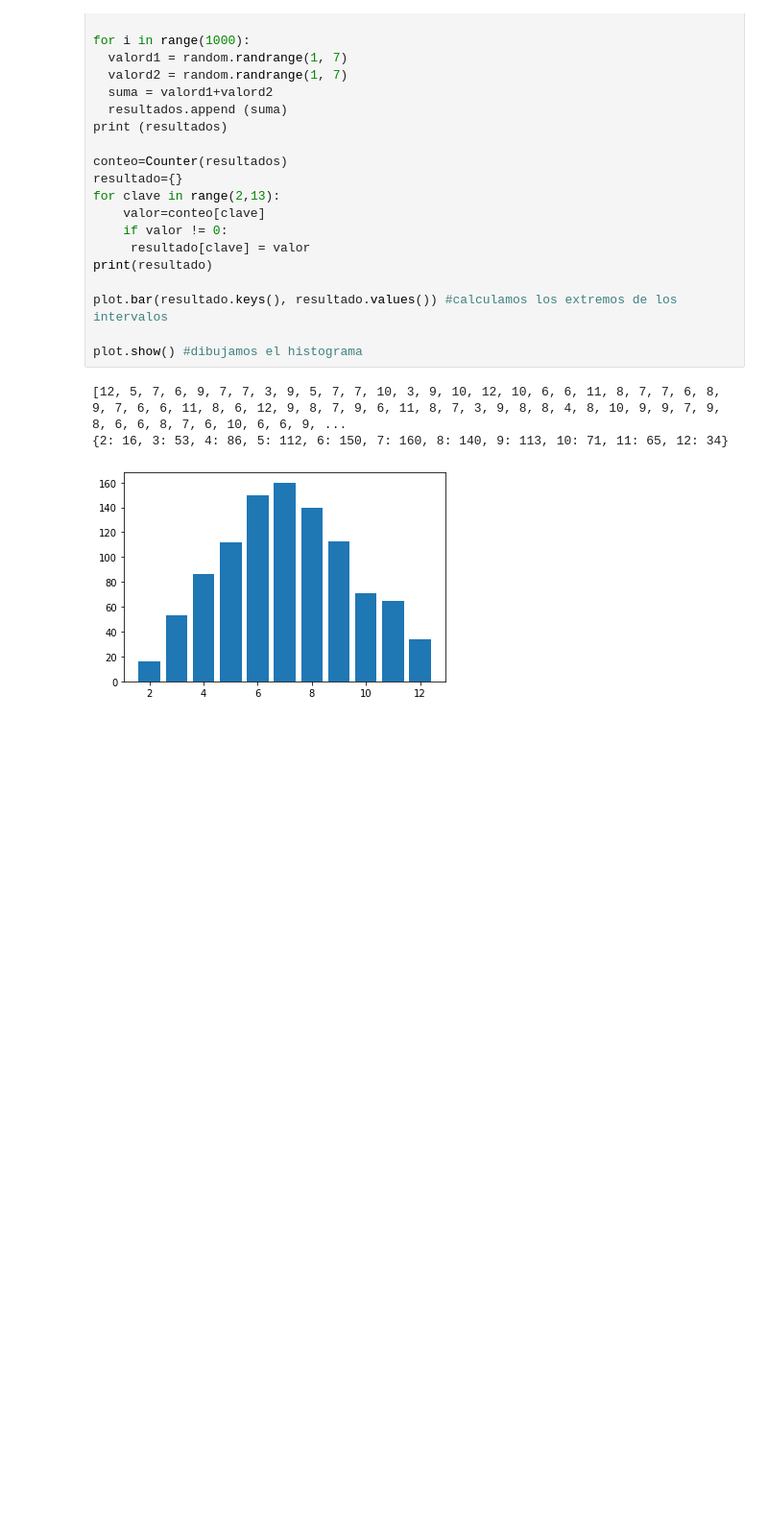
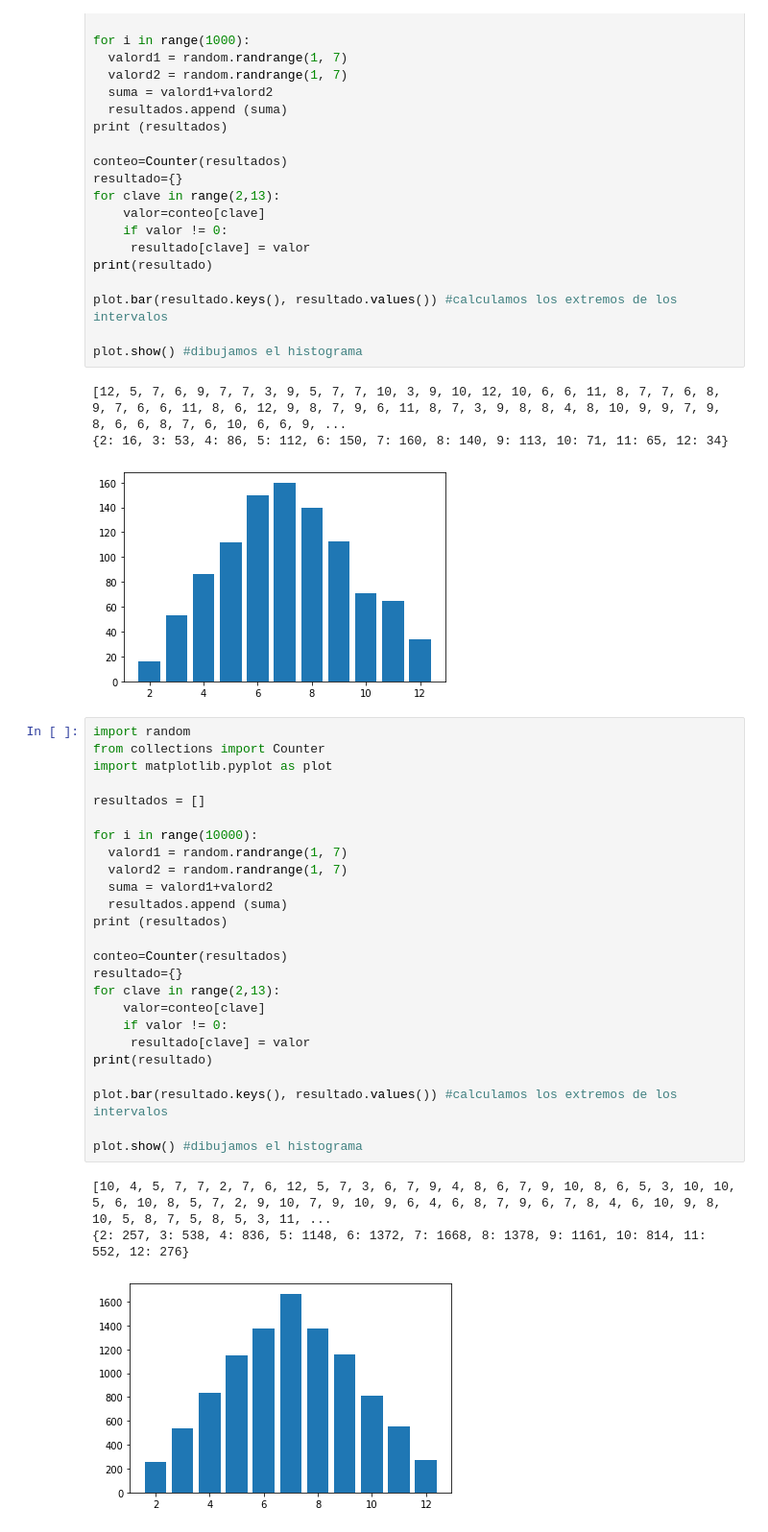
Before and after one commit to katerinbarrera21/Simulacion, a Jupyter notebook: TAREAS/TAREA1dados.ipynb, the cells around one changed output. Shown: that part at 96% size. Cells and saved outputs as stored; diff of their text form; blank space fills up the shorter version.

```diff
--- a/TAREAS/TAREA1dados.ipynb
+++ b/TAREAS/TAREA1dados.ipynb
@@ -87,3 +87,32 @@ plot.show() #dibujamos el histograma
 [12, 5, 7, 6, 9, 7, 7, 3, 9, 5, 7, 7, 10, 3, 9, 10, 12, 10, 6, 6, 11, 8, 7, 7, 6, 8, 9, 7, 6, 6, 11, 8, 6, 12, 9, 8, 7, 9, 6, 11, 8, 7, 3, 9, 8, 8, 4, 8, 10, 9, 9, 7, 9, 8, 6, 6, 8, 7, 6, 10, 6, 6, 9, ...
 {2: 16, 3: 53, 4: 86, 5: 112, 6: 150, 7: 160, 8: 140, 9: 113, 10: 71, 11: 65, 12: 34}
 [figure]
+# %%
+import random
+from collections import Counter
+import matplotlib.pyplot as plot
+
+resultados = []
+
+for i in range(10000):
+  valord1 = random.randrange(1, 7)
+  valord2 = random.randrange(1, 7)
+  suma = valord1+valord2
+  resultados.append (suma)
+print (resultados)
+
+conteo=Counter(resultados)
+resultado={}
+for clave in range(2,13):
+    valor=conteo[clave]
+    if valor != 0:
+     resultado[clave] = valor
+print(resultado)
+
+plot.bar(resultado.keys(), resultado.values()) #calculamos los extremos de los intervalos
+
+plot.show() #dibujamos el histograma
+# %% [output]
+[10, 4, 5, 7, 7, 2, 7, 6, 12, 5, 7, 3, 6, 7, 9, 4, 8, 6, 7, 9, 10, 8, 6, 5, 3, 10, 10, 5, 6, 10, 8, 5, 7, 2, 9, 10, 7, 9, 10, 9, 6, 4, 6, 8, 7, 9, 6, 7, 8, 4, 6, 10, 9, 8, 10, 5, 8, 7, 5, 8, 5, 3, 11, ...
+{2: 257, 3: 538, 4: 836, 5: 1148, 6: 1372, 7: 1668, 8: 1378, 9: 1161, 10: 814, 11: 552, 12: 276}
+[figure, added]
```
